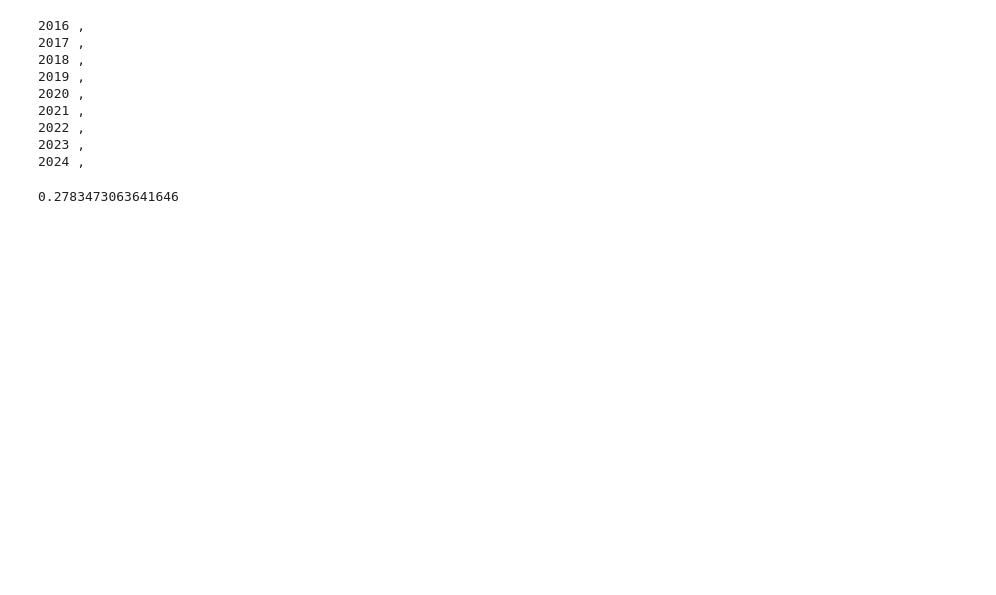
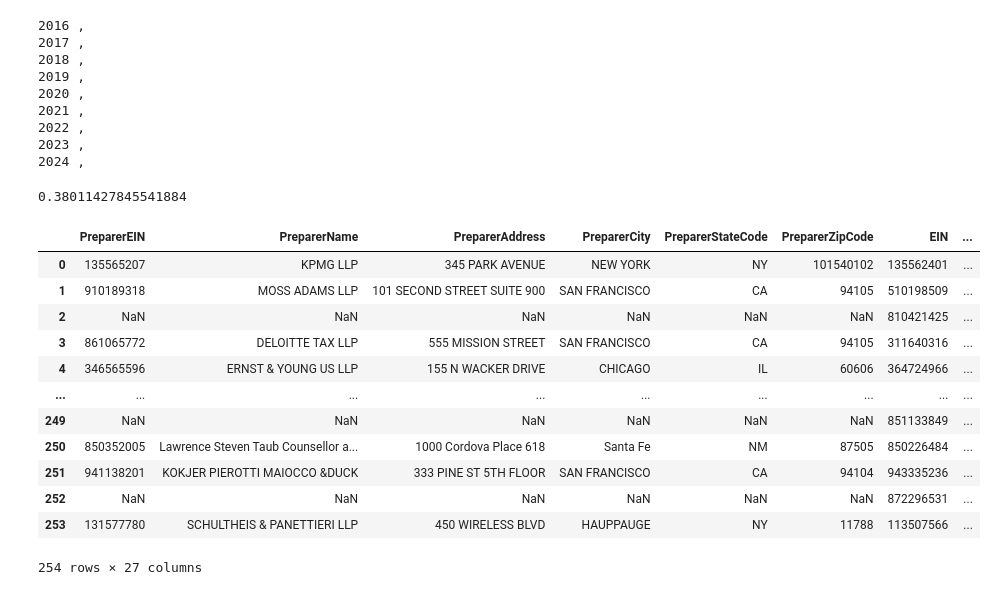
Before and after one commit to ChrisPleman/influence-network, a Jupyter notebook: Nonprofits/parse_990_files.ipynb, the cells around one changed output. Saved outputs shown, nothing was run; the diff lists cells and outputs as text; code cells hidden in the pictures; blank space fills up the shorter version.

```diff
--- a/Nonprofits/parse_990_files.ipynb
+++ b/Nonprofits/parse_990_files.ipynb
@@ -114,6 +116,15 @@ for i, file in enumerate(df.file.unique()):
     parser = Form990Parser(example_file_path)
 
     full_formatter = parser.read_in_formatter('IRS_Form_990_Formatting.json')
+
+    header_formatter = full_formatter['Header']
+    curr_header = parser.parse_header(
+        _header_hierarchy_dict = header_formatter
+    )
+    header = pd.concat([header, curr_header], axis=0, ignore_index=True)
+
+    curr_ein = curr_header.loc[:, 'EIN'].values[0]
+    curr_tax_year = curr_header.loc[:, 'TaxYear'].values[0]
 
     for schedule in schedules:
         # No need to do parsing when our reference file has already checked if it's present
@@ -136,8 +147,8 @@ for i, file in enumerate(df.file.unique()):
         )
 
         schedule_content, missed_content = parser.parse_schedule(
-            _ein='tbd',
-            _tax_year='tbd',
+            _ein=curr_ein,
+            _tax_year=curr_tax_year,
             _schedule_root=parser.find_element(schedule),
             _flat_targets=schedule_flat_targets,
             _nested_targets=schedule_nested_targets
@@ -163,7 +174,23 @@ for i, file in enumerate(df.file.unique()):
     total_parse_time += final_time - prev_time
 total_parse_time / (i+1)
 # %% [output]
-0.2783473063641646
+0.38011427845541884
+# %%
+header
+# %% [output]
+|  | PreparerEIN | PreparerName | PreparerAddress | PreparerCity | PreparerStateCode | PreparerZipCode | EIN | ... |
+| 0 | 135565207 | KPMG LLP | 345 PARK AVENUE | NEW YORK | NY | 101540102 | 135562401 | ... |
+| 1 | 910189318 | MOSS ADAMS LLP | 101 SECOND STREET SUITE 900 | SAN FRANCISCO | CA | 94105 | 510198509 | ... |
+| 2 | NaN | NaN | NaN | NaN | NaN | NaN | 810421425 | ... |
+| 3 | 861065772 | DELOITTE TAX LLP | 555 MISSION STREET | SAN FRANCISCO | CA | 94105 | 311640316 | ... |
+| 4 | 346565596 | ERNST & YOUNG US LLP | 155 N WACKER DRIVE | CHICAGO | IL | 60606 | 364724966 | ... |
+| ... | ... | ... | ... | ... | ... | ... | ... | ... |
+| 249 | NaN | NaN | NaN | NaN | NaN | NaN | 851133849 | ... |
+| 250 | 850352005 | Lawrence Steven Taub Counsellor a... | 1000 Cordova Place 618 | Santa Fe | NM | 87505 | 850226484 | ... |
+| 251 | 941138201 | KOKJER PIEROTTI MAIOCCO &DUCK | 333 PINE ST 5TH FLOOR | SAN FRANCISCO | CA | 94104 | 943335236 | ... |
+| 252 | NaN | NaN | NaN | NaN | NaN | NaN | 872296531 | ... |
+| 253 | 131577780 | SCHULTHEIS & PANETTIERI LLP | 450 WIRELESS BLVD | HAUPPAUGE | NY | 11788 | 113507566 | ... |
+254 rows × 27 columns
 # %%
 print(schedule_content_accum.keys())
 schedule_content_accum['IRS990ScheduleI'].keys()
```
Also changed, not shown: parts of 4 cells of this notebook.
